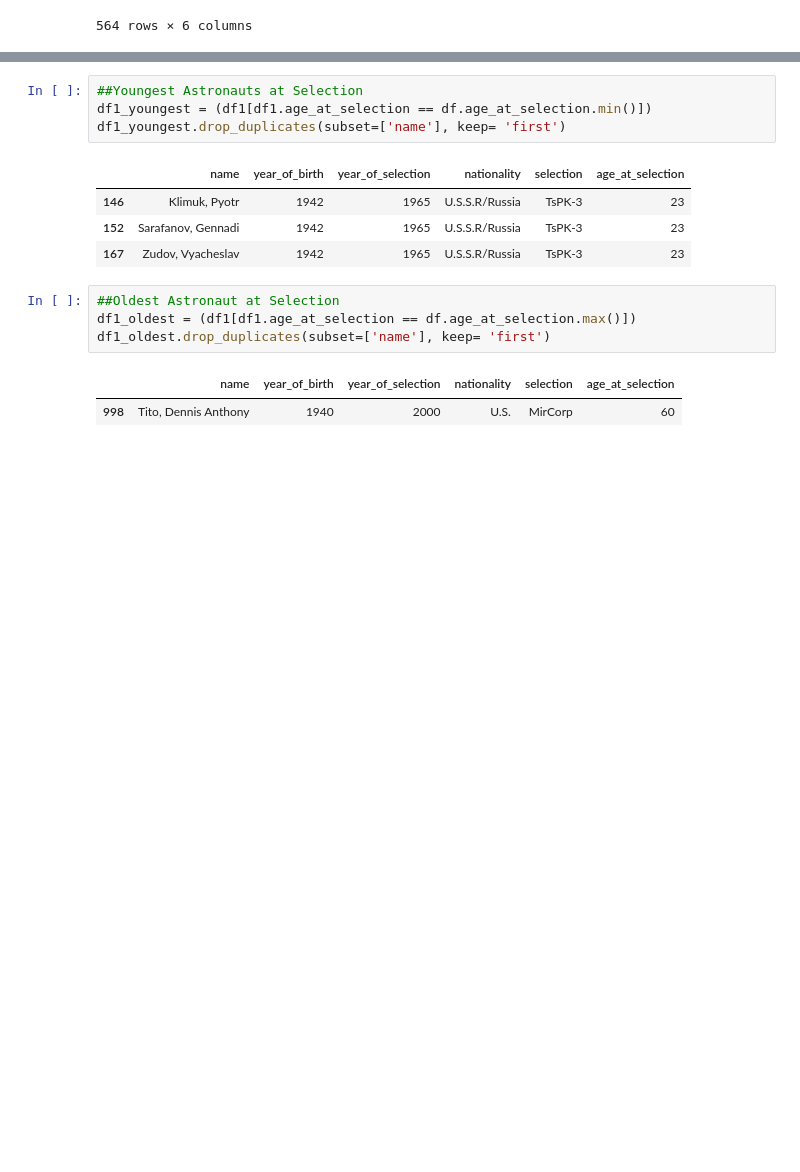
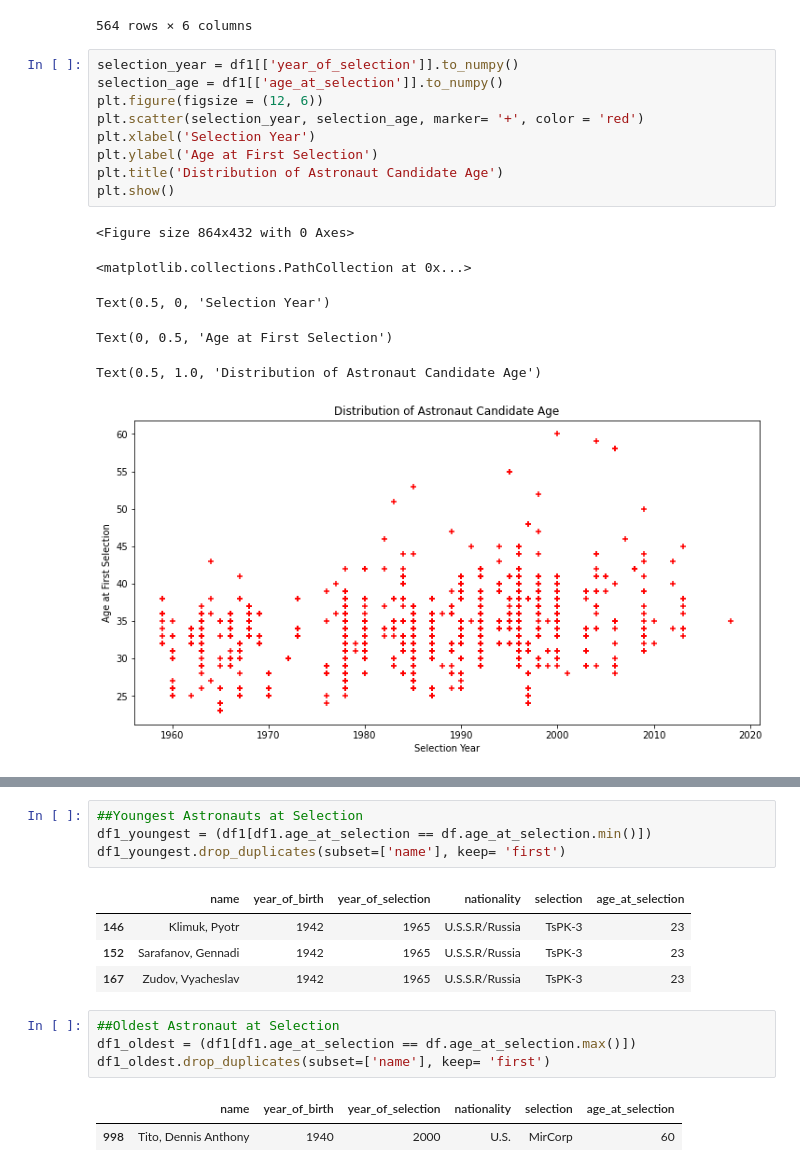
Before and after one commit to itak365/international_astronaut_db, a Jupyter notebook: astronauts_stats.ipynb, the cells around one changed output, grey strips where cells are left out. Drawn from its saved outputs; the diff is of its cells as text; blank space fills up the shorter version.

Commit message:
Added data visualization with matplotlib for Astronaut Age

```diff
--- a/astronauts_stats.ipynb
+++ b/astronauts_stats.ipynb
@@ -79,5 +79,21 @@ df1.drop_duplicates(subset=['name'], keep= 'first')
 | 1275 | Meir, Jessica | 1977 | 2013 | U.S. | NASA-21 | 36 |
 | 1276 | Al Mansoori, Hazzaa | 1983 | 2018 | UAE | MBRSC Selection 1 | 35 |
 564 rows × 6 columns
+# %%
+selection_year = df1[['year_of_selection']].to_numpy()
+selection_age = df1[['age_at_selection']].to_numpy()
+plt.figure(figsize = (12, 6))
+plt.scatter(selection_year, selection_age, marker= '+', color = 'red')
+plt.xlabel('Selection Year')
+plt.ylabel('Age at First Selection')
+plt.title('Distribution of Astronaut Candidate Age')
+plt.show()
+# %% [output]
+<Figure size 864x432 with 0 Axes>
+<matplotlib.collections.PathCollection at 0x...>
+Text(0.5, 0, 'Selection Year')
+Text(0, 0.5, 'Age at First Selection')
+Text(0.5, 1.0, 'Distribution of Astronaut Candidate Age')
+[figure, added]
 # %%
 ##Mean Age of Astronaut Candidates
```
Also changed, not shown: parts of 6 cells of this notebook.
